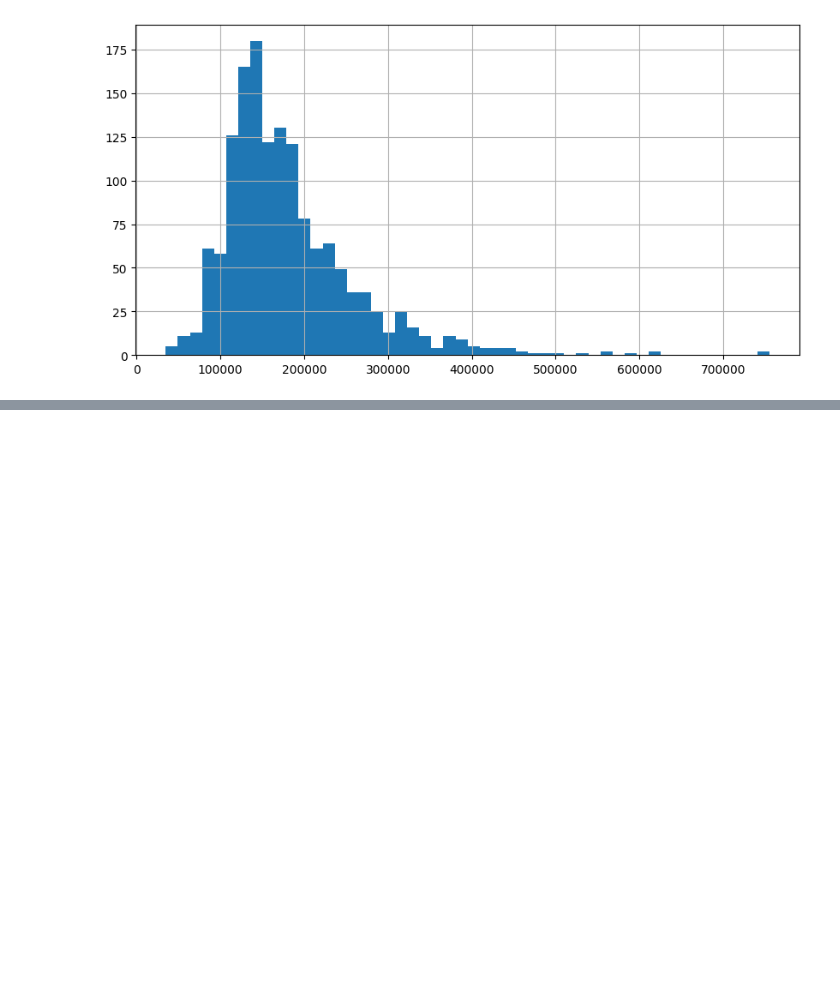
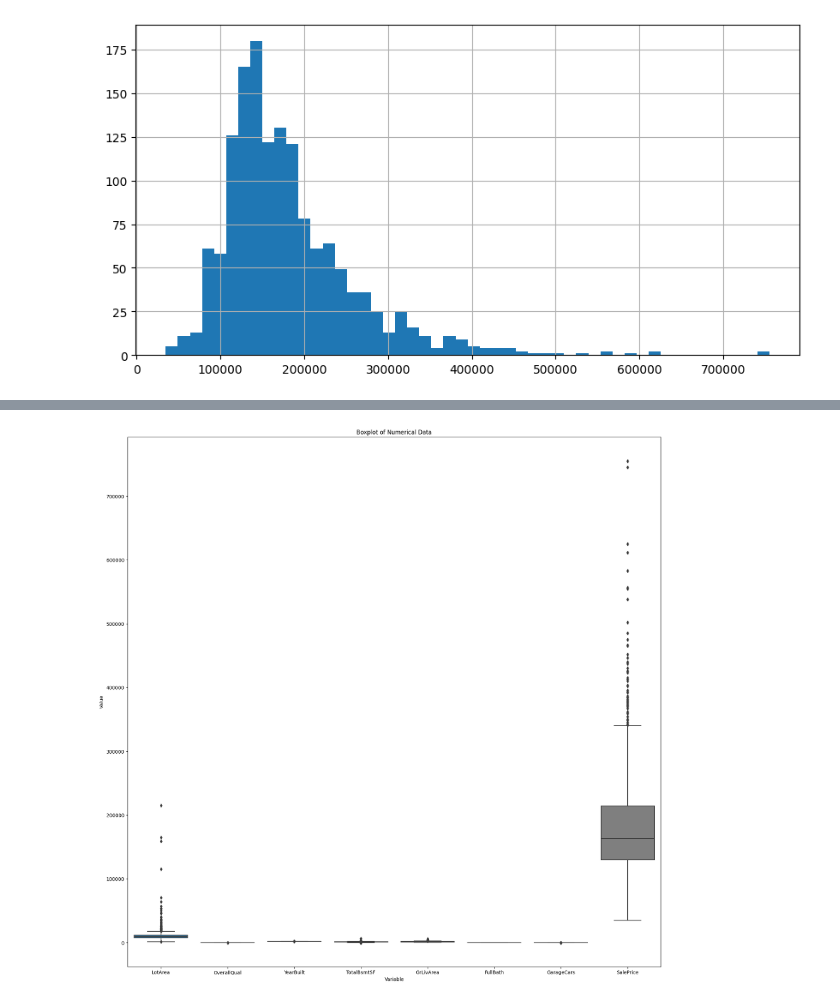
Before and after one commit to MrBinit/Advanced_california_housing_regression, a Jupyter notebook: housingpredication.ipynb, the cells around one changed output, grey strips where cells are left out. Saved outputs shown, nothing was run; the diff lists cells and outputs as text; code cells hidden in the pictures; blank space fills up the shorter version.

```diff
--- a/housingpredication.ipynb
+++ b/housingpredication.ipynb
@@ -66,0 +140,2 @@ df['SalePrice'].hist(figsize=(10, 5), bins=50)
+# %%
+numerical_data = df.select_dtypes(include = ['int64', 'float64'])
@@ -66,0 +173,9 @@ df['SalePrice'].hist(figsize=(10, 5), bins=50)
+# %%
+plt.figure(figsize=(20, 20))
+sns.boxplot(data= numerical_data[['LotArea','OverallQual', 'YearBuilt', 'TotalBsmtSF', 'GrLivArea', 'FullBath', 'GarageCars', 'SalePrice']])
+plt.title('Boxplot of Numerical Data')
+plt.xlabel('Variable')
+plt.ylabel('Value')
+plt.show()
+# %% [output]
+[figure, added]
```
Also changed, not shown: parts of 10 cells of this notebook.
